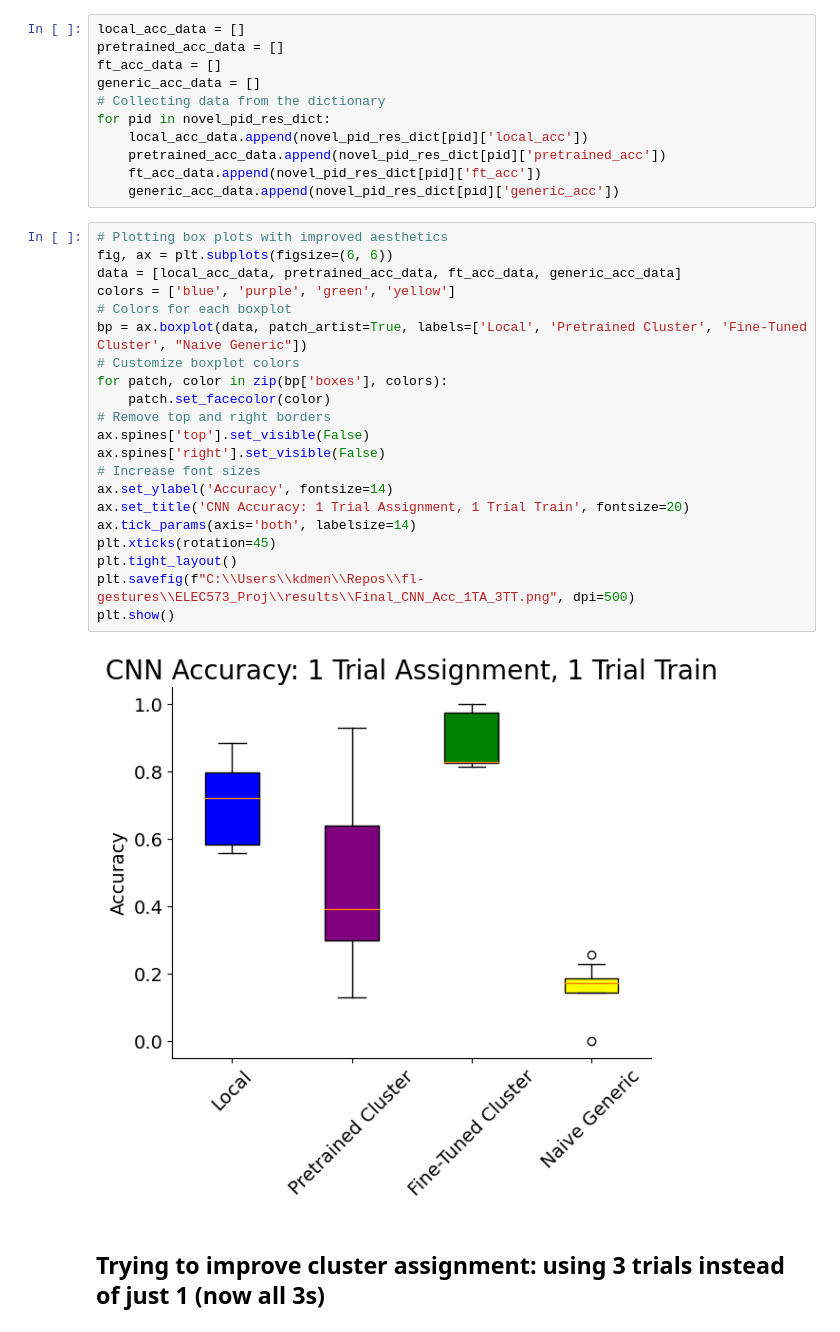
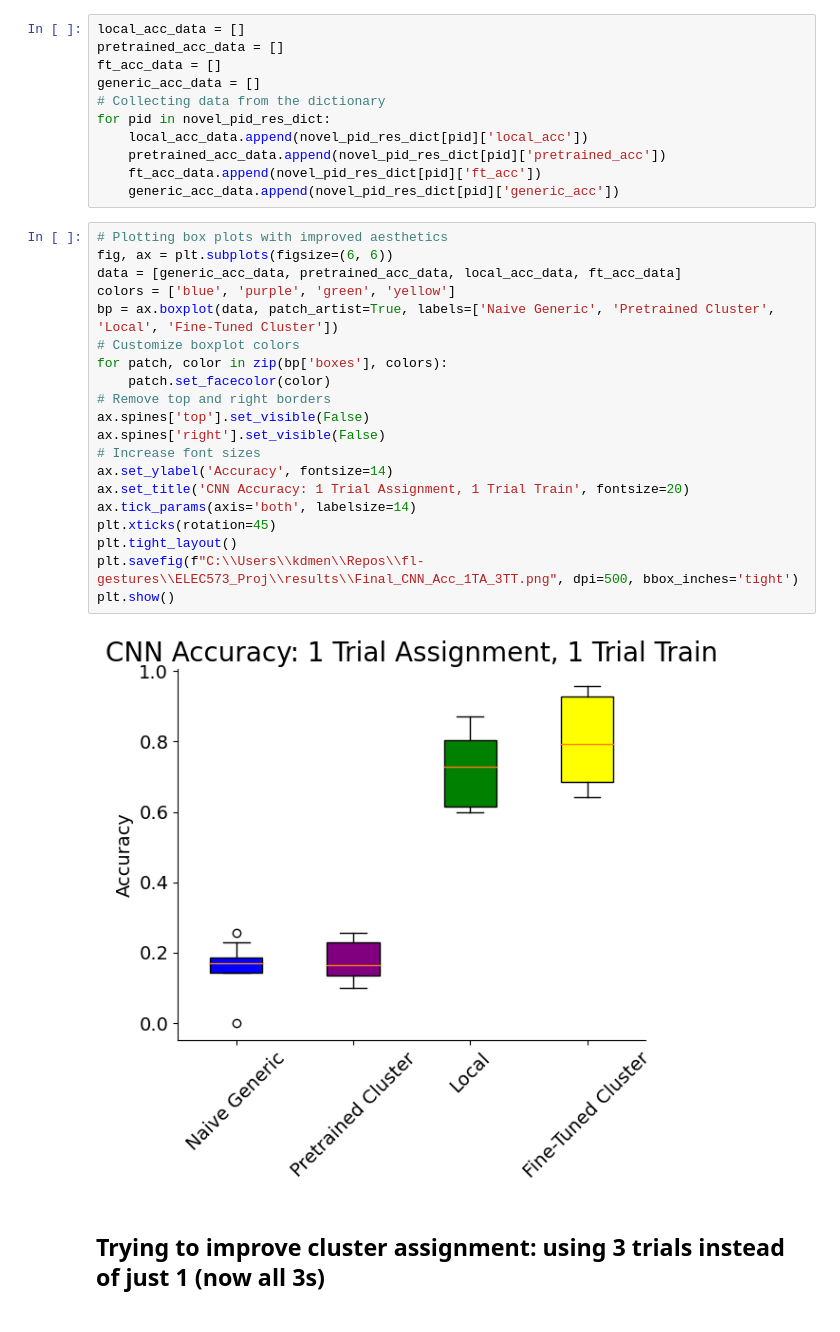
Before and after one commit to kdmalc/fl-gestures, a Jupyter notebook: ELEC573_Proj/201_CNN_AMC_FT_Study.ipynb, the cells around one changed output. Drawn from its saved outputs; the diff is of its cells as text.

Commit message:
Cleaned graphs and resaved

```diff
--- a/ELEC573_Proj/201_CNN_AMC_FT_Study.ipynb
+++ b/ELEC573_Proj/201_CNN_AMC_FT_Study.ipynb
@@ -373,26 +374,25 @@ for pid in novel_pid_res_dict:
 # %%
 # Plotting box plots with improved aesthetics
 fig, ax = plt.subplots(figsize=(6, 6))
-data = [local_acc_data, pretrained_acc_data, ft_acc_data, generic_acc_data]
+data = [generic_acc_data, pretrained_acc_data, local_acc_data, ft_acc_data]
 colors = ['blue', 'purple', 'green', 'yellow']
-# Colors for each boxplot
-bp = ax.boxplot(data, patch_artist=True, labels=['Local', 'Pretrained Cluster', 'Fine-Tuned Cluster', "Naive Generic"])
+bp = ax.boxplot(data, patch_artist=True, labels=['Naive Generic', 'Pretrained Cluster', 'Local', 'Fine-Tuned Cluster'])
 # Customize boxplot colors
 for patch, color in zip(bp['boxes'], colors):
     patch.set_facecolor(color)
 # Remove top and right borders
 ax.spines['top'].set_visible(False)
 ax.spines['right'].set_visible(False)
 # Increase font sizes
 ax.set_ylabel('Accuracy', fontsize=14)
 ax.set_title('CNN Accuracy: 1 Trial Assignment, 1 Trial Train', fontsize=20)
 ax.tick_params(axis='both', labelsize=14)
 plt.xticks(rotation=45)
 plt.tight_layout()
-plt.savefig(f"C:\\Users\\kdmen\\Repos\\fl-gestures\\ELEC573_Proj\\results\\Final_CNN_Acc_1TA_3TT.png", dpi=500)
+plt.savefig(f"C:\\Users\\kdmen\\Repos\\fl-gestures\\ELEC573_Proj\\results\\Final_CNN_Acc_1TA_3TT.png", dpi=500, bbox_inches='tight')
 plt.show()
 # %% [output]
-[figure, old version]
+[figure, new version]
 # %% [markdown]
 ## Trying to improve cluster assignment: using 3 trials instead of just 1 (now all 3s)
 # %%
```
Also changed, not shown: parts of 9 cells of this notebook, 4 other files.
